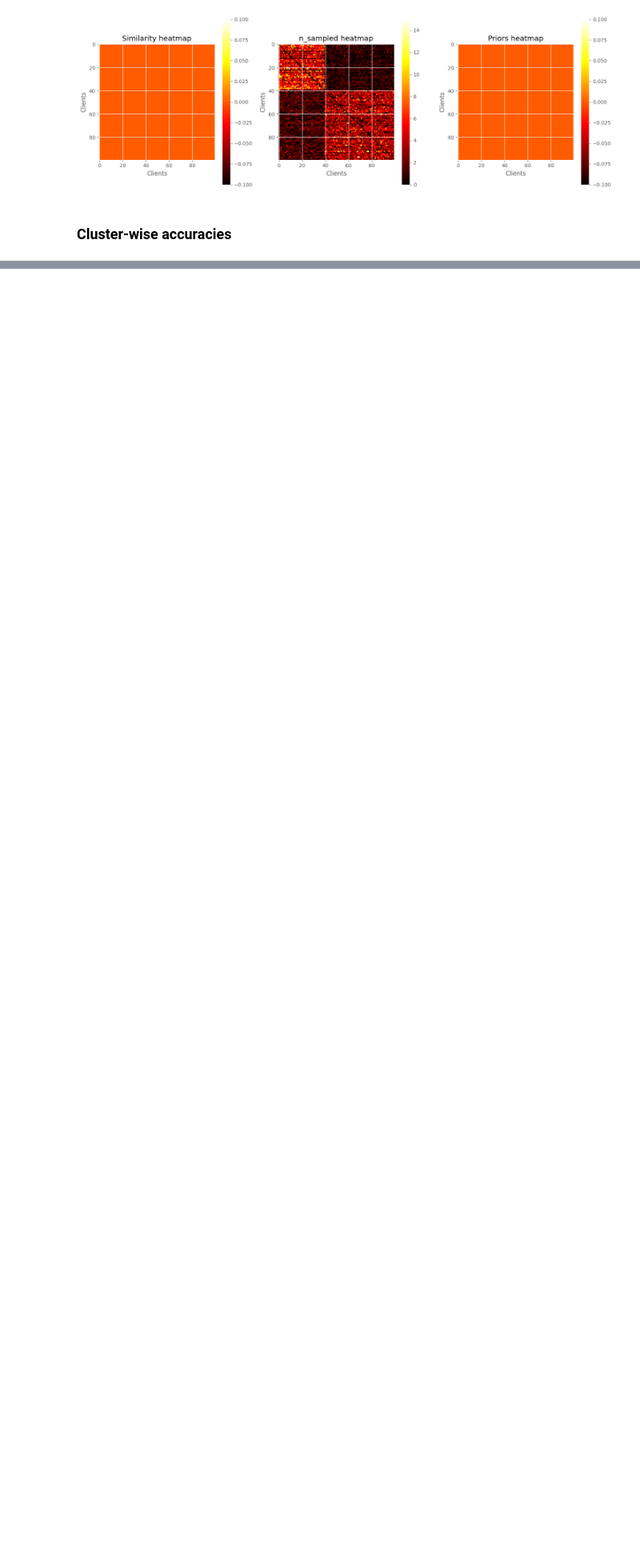
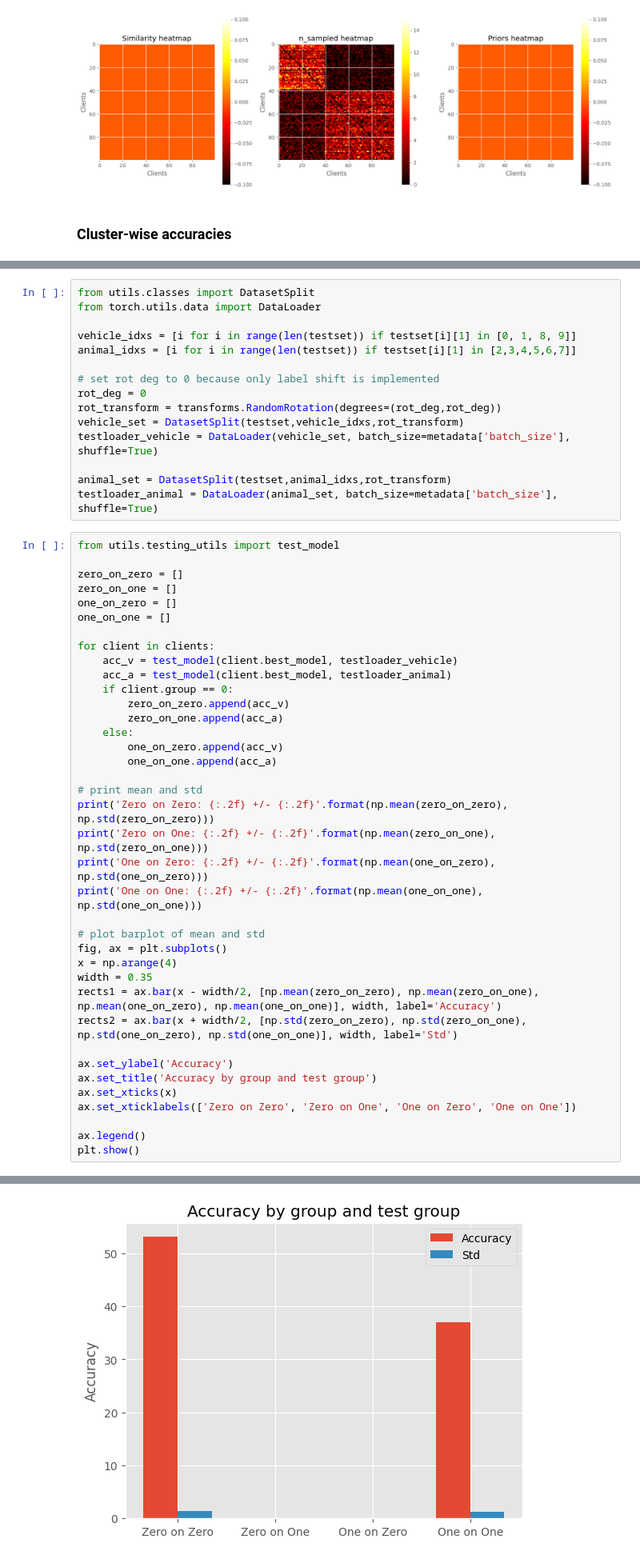
Before and after one commit to tomhagander/decentralized_deep_learning, a Jupyter notebook: analyze_data.ipynb, the cells around one changed output, grey strips where cells are left out. Shown at 80% size. Cells and saved outputs as stored; diff of their text form; blank space fills up the shorter version.

```diff
--- a/analyze_data.ipynb
+++ b/analyze_data.ipynb
@@ -166,0 +266,54 @@ plt.show()
+# %%
+from utils.classes import DatasetSplit
+from torch.utils.data import DataLoader
+
+vehicle_idxs = [i for i in range(len(testset)) if testset[i][1] in [0, 1, 8, 9]]
+animal_idxs = [i for i in range(len(testset)) if testset[i][1] in [2,3,4,5,6,7]]
+
+# set rot deg to 0 because only label shift is implemented
+rot_deg = 0
+rot_transform = transforms.RandomRotation(degrees=(rot_deg,rot_deg))
+vehicle_set = DatasetSplit(testset,vehicle_idxs,rot_transform)
+testloader_vehicle = DataLoader(vehicle_set, batch_size=metadata['batch_size'], shuffle=True)
+
+animal_set = DatasetSplit(testset,animal_idxs,rot_transform)
+testloader_animal = DataLoader(animal_set, batch_size=metadata['batch_size'], shuffle=True)
+# %%
+from utils.testing_utils import test_model
+
+zero_on_zero = []
+zero_on_one = []
+one_on_zero = []
+one_on_one = []
+
+for client in clients:
+    acc_v = test_model(client.best_model, testloader_vehicle)
+    acc_a = test_model(client.best_model, testloader_animal)
+    if client.group == 0:
+        zero_on_zero.append(acc_v)
+        zero_on_one.append(acc_a)
+    else:
+        one_on_zero.append(acc_v)
+        one_on_one.append(acc_a)
+
+# print mean and std
+print('Zero on Zero: {:.2f} +/- {:.2f}'.format(np.mean(zero_on_zero), np.std(zero_on_zero)))
+print('Zero on One: {:.2f} +/- {:.2f}'.format(np.mean(zero_on_one), np.std(zero_on_one)))
+print('One on Zero: {:.2f} +/- {:.2f}'.format(np.mean(one_on_zero), np.std(one_on_zero)))
+print('One on One: {:.2f} +/- {:.2f}'.format(np.mean(one_on_one), np.std(one_on_one)))
+
+# plot barplot of mean and std
+fig, ax = plt.subplots()
+x = np.arange(4)
+width = 0.35
+rects1 = ax.bar(x - width/2, [np.mean(zero_on_zero), np.mean(zero_on_one), np.mean(one_on_zero), np.mean(one_on_one)], width, label='Accuracy')
+rects2 = ax.bar(x + width/2, [np.std(zero_on_zero), np.std(zero_on_one), np.std(one_on_zero), np.std(one_on_one)], width, label='Std')
+
+ax.set_ylabel('Accuracy')
+ax.set_title('Accuracy by group and test group')
+ax.set_xticks(x)
+ax.set_xticklabels(['Zero on Zero', 'Zero on One', 'One on Zero', 'One on One'])
+
+ax.legend()
+plt.show()
+# %% [output]
@@ -166,0 +324 @@ plt.show()
+[figure, added]
```
Also changed, not shown: parts of 8 cells of this notebook, 16 other files.
